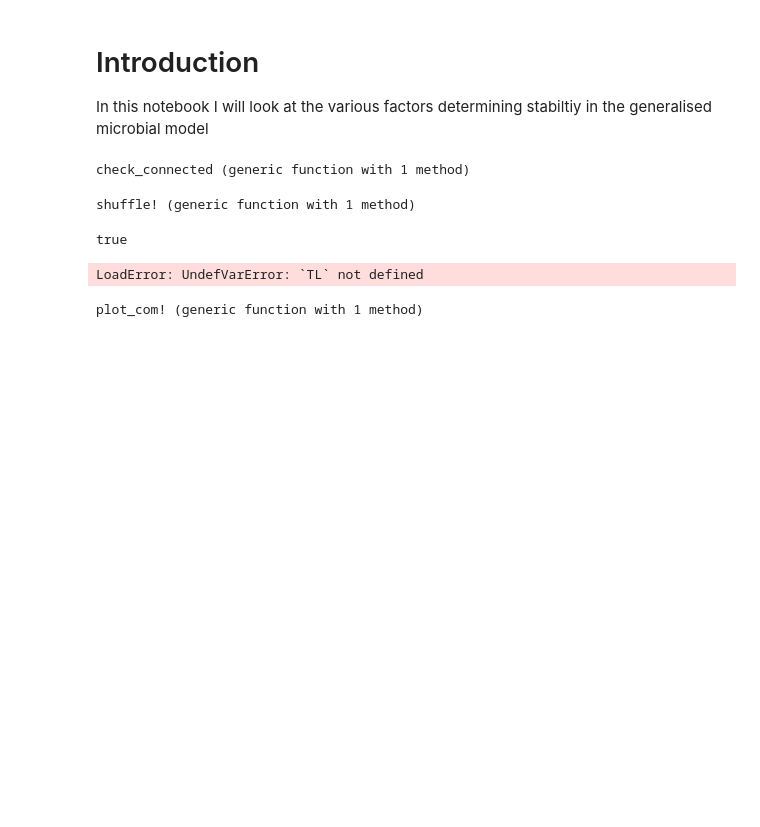
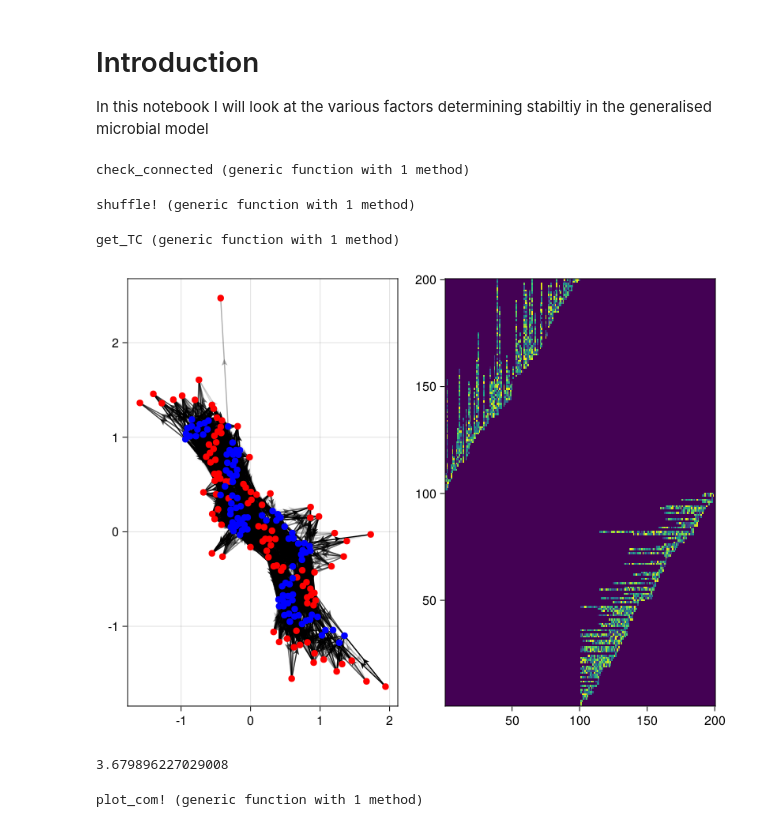
Before and after one commit to CleggTom/MiCRM_stability, a Jupyter notebook: Notebooks/theory.ipynb, the cells around one changed output. Cells and saved outputs as stored; diff of their text form; code cells hidden in the pictures; blank space fills up the shorter version.

```diff
--- a/Notebooks/theory.ipynb
+++ b/Notebooks/theory.ipynb
@@ -114,36 +150,70 @@ function shuffle!(com)
 end
 # %% [output]
 shuffle! (generic function with 1 method)
+# %%
+#get trophic levels
+function get_TL(A)
+    v = sum(A, dims = 2)[:]
+    v[v .== 0] .= 1
+    Λ = diagm(v) - A
+
+    if rank(Λ) >= length(A[1,:])
+        s = inv(Λ) * v
+        return s
+    else
+        return 0
+    end
+end
+
+function get_TC(A)
+    s = get_TL(A)
+
+    if s != 0
+        S = length(s)
+        x = [s[i] - s[j] for i = 1:S, j = 1:S]
+        return std(x[x .!= 0])
+    else
+        return 0
+    end
+end
+# %% [output]
+get_TC (generic function with 1 method)
 # %%
-N = 20
+Random.seed!(1)
+
+#test
+N = 100
 M = 100
-a = rand_com(N,M, 0.3)
+C = 0.2
+
+a = rand_com(N,M, C)
 while !check_connected(a)
-    a = rand_com(N,M, 0.3)
+    a = rand_com(N,M, C)
 end
-# %%
-check_connected(a)
-# %% [output]
-true
 # %%
+A = get_A(a)
+tl = get_TL(A)
 
-A = get_A(a)
-tl = TL(A)
 c = vcat(fill(:red,N),fill(:blue,M))
-c[sum(A, dims = 1)[:] .== 0] .= :green
-c[sum(A, dims = 2)[:] .== 0] .= :orange
+# c[sum(A, dims = 1)[:] .== 0] .= :green
+# c[sum(A, dims = 2)[:] .== 0] .= :orange
+# c = [(v, 0.9 + 0.1*(tl[i] / maximum(tl)) ) for (i,v) = enumerate(c)]
 
-c = [(v, 0.9 + 0.1*(tl[i] / maximum(tl)) ) for (i,v) = enumerate(c)]
-    # ns = TL(A')
-    # ns = 5 .+ 5(ns ./ maximum(ns))
-# ns = ones(size(A)[1])
 
 g = SimpleWeightedDiGraph(A)
+# c = get_TL(A)
+
 ec = [(:black, i.weight) for i = collect(edges(g))]
-layout = Spring()#mylayout(g, N, M, A)
-f,ax = graphplot(g, layout = layout, node_color = c, edge_color = ec)
+layout = Spring() #mylayout(g, N, M, A)
+
+f = Figure()
+graphplot!(Axis(f[1,1]), g, layout = layout, node_color = c, edge_color = ec)
 heatmap!(Axis(f[1,2]), A)
 f
 # %% [output]
-LoadError: UndefVarError: `TL` not defined
+[figure, added]
+# %%
+get_TC(A)
+# %% [output]
+3.679896227029008
 # %%
```
Also changed, not shown: parts of 118 cells of this notebook.
